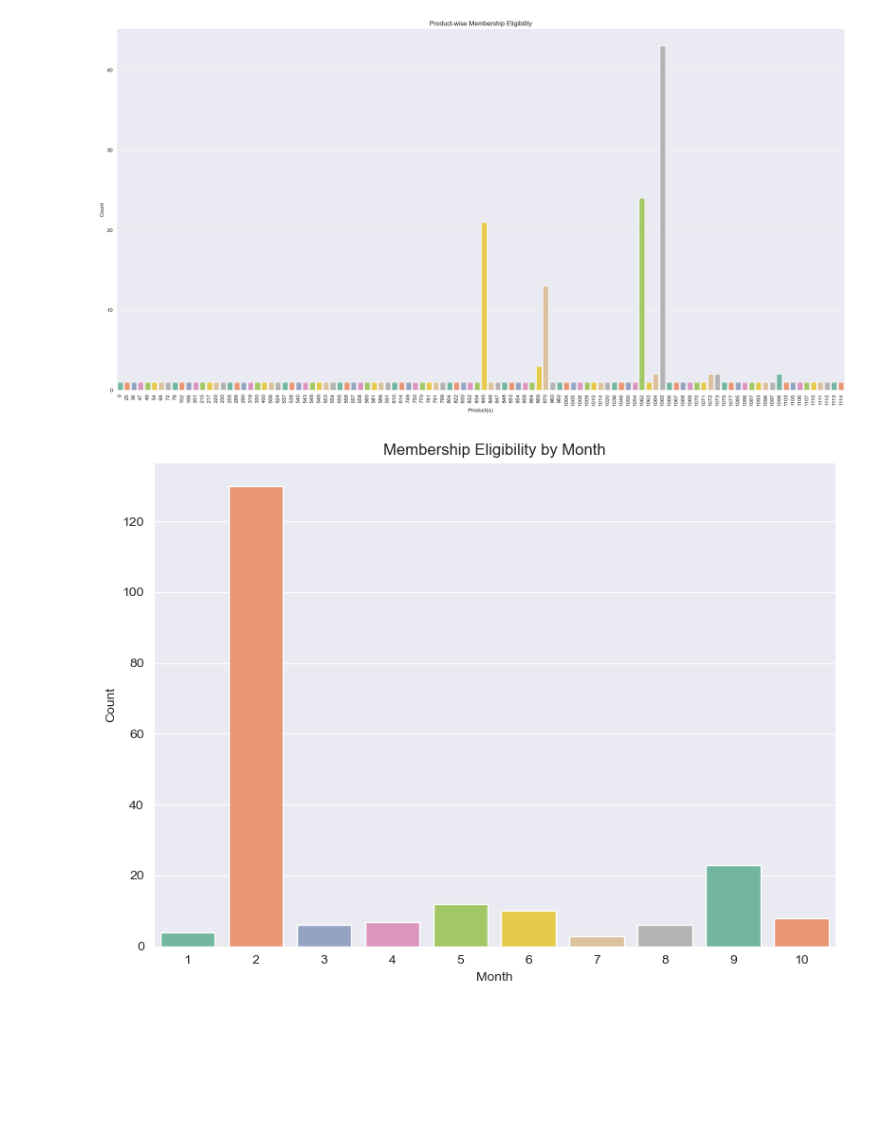
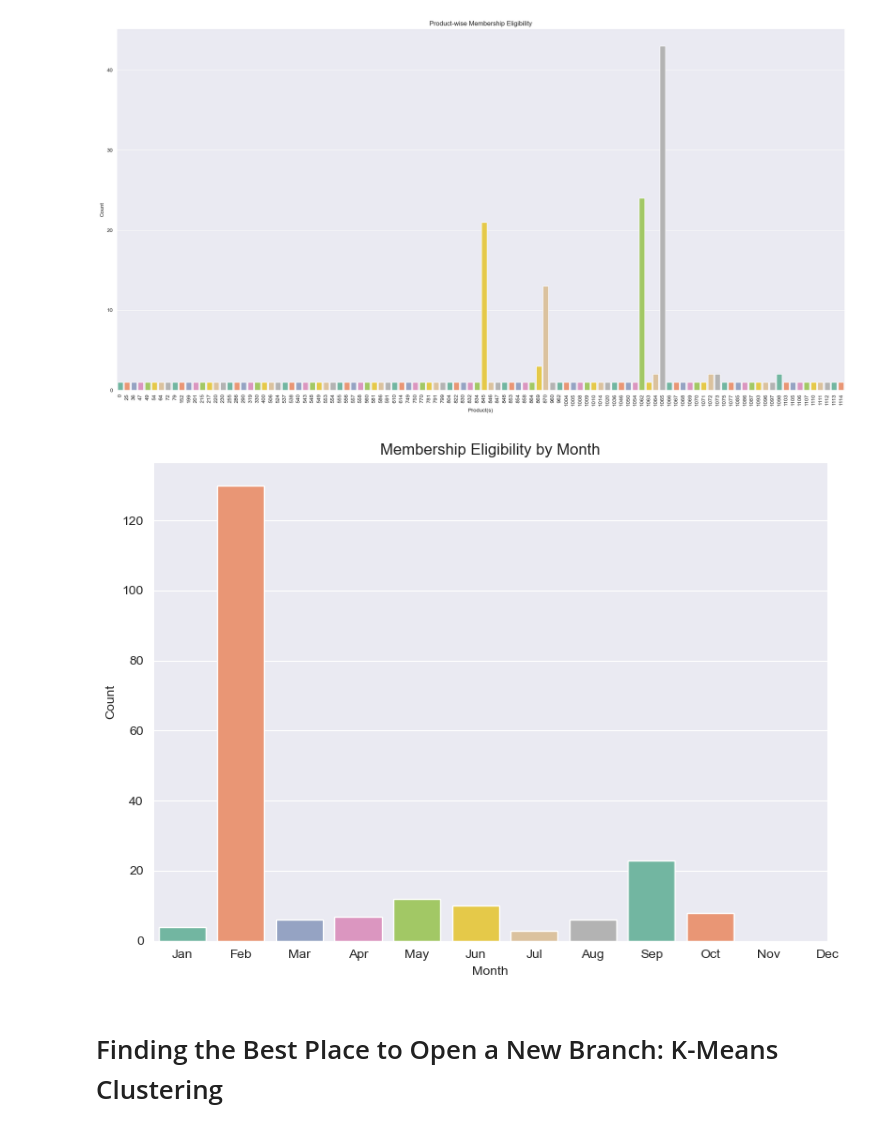
Before and after one commit to sanchick02/AlhaAlfa, a Jupyter notebook: AlhaAlfa_main(1).ipynb, the cells around one changed output. Saved outputs shown, nothing was run; the diff lists cells and outputs as text; code cells hidden in the pictures; blank space fills up the shorter version.

```diff
--- a/AlhaAlfa_main(1).ipynb
+++ b/AlhaAlfa_main(1).ipynb
@@ -1032,11 +1190,15 @@ plt.show()
 # %%
 # Example 6: Membership Eligibility by Month
 plt.figure(figsize=(8, 6))
 sns.countplot(x=order_df_interested['Date'].dt.month, data=order_df_interested, palette='Set2')
 plt.title('Membership Eligibility by Month')
 plt.xlabel('Month')
 plt.ylabel('Count')
 plt.tight_layout()
+# legend for month
+plt.xticks(np.arange(0, 12), ['Jan', 'Feb', 'Mar', 'Apr', 'May', 'Jun', 'Jul', 'Aug', 'Sep', 'Oct', "Nov", 'Dec'])
 plt.show()
 # %% [output]
-[figure, old version]
+[figure, new version]
+# %% [markdown]
+# Finding the Best Place to Open a New Branch: K-Means Clustering
```
Also changed, not shown: parts of 41 cells of this notebook, 1 other file.
